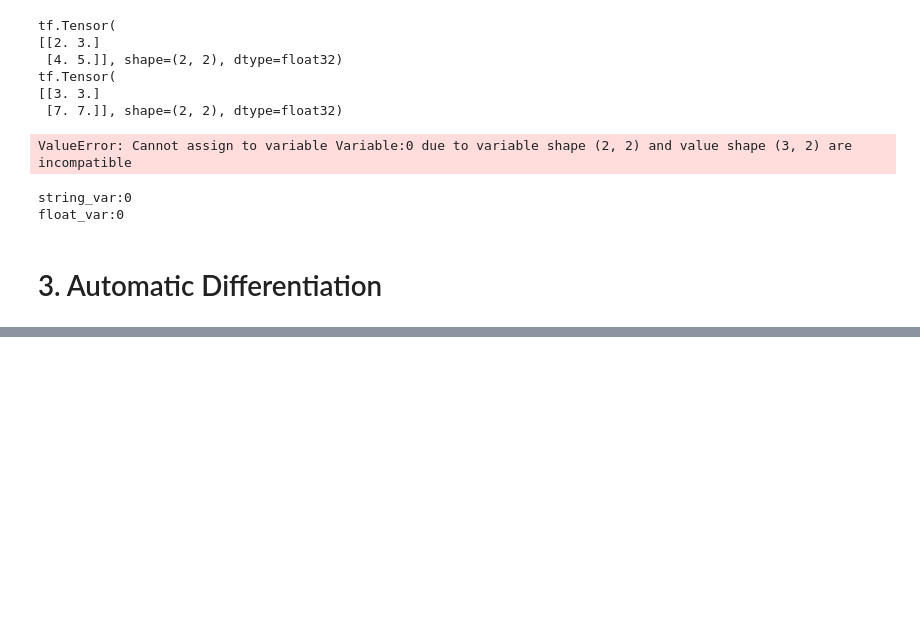
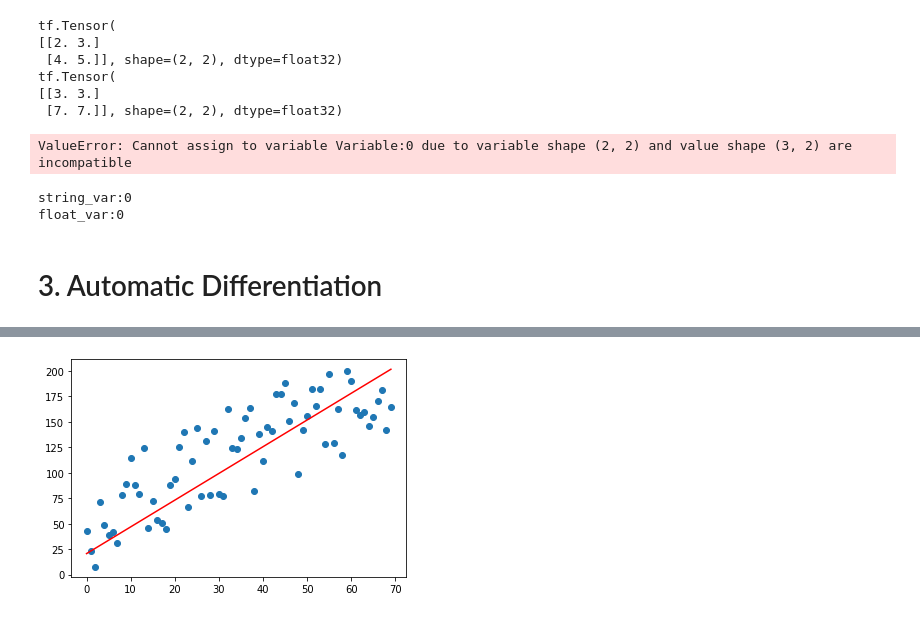
Before and after one commit to khanx169/Intro_to_TensorFlow, a Jupyter notebook: Tensors, Variables and Derivatives.ipynb, the cells around one changed output, grey strips where cells are left out. Saved outputs shown, nothing was run; the diff lists cells and outputs as text; code cells hidden in the pictures; blank space fills up the shorter version.

```diff
--- a/Tensors, Variables and Derivatives.ipynb
+++ b/Tensors, Variables and Derivatives.ipynb
@@ -442,0 +581,28 @@ float_var:0
+# %%
+M = tf.Variable(initial_value=m)
+B = tf.Variable(initial_value=b)
+X = tf.constant(X)
+Y = tf.constant(Y)
+
+
+alpha = 0.0001                             # The learning Rate
+epochs = 10000                             # The number of iterations to perform gradient descent
+
+
+# Training the Neural Net
+for i in range(epochs):
+
+    with tf.GradientTape() as tape:
+        Y_pred = M*X + B
+        Loss = tf.reduce_mean((Y - Y_pred )**2)
+
+    # Compute Gradient
+    dL_dM, dL_dB = tape.gradient(Loss, [M, B])
+
+    # Update Parameters
+    M.assign_sub( alpha*dL_dM )
+    B.assign_sub( alpha*dL_dB )
+
+    if i%1000 == 0:
+        print( "Epoch {}, Loss : {}".format(i, Loss.numpy()))
+print( "Epoch {}, Loss : {}".format(i, Loss.numpy()))
@@ -442,0 +621,9 @@ float_var:0
+# %%
+# Making predictions
+Y_pred = M*X + B
+
+plt.scatter(X, Y)
+plt.plot([X[0], X[-1]], [Y_pred[0], Y_pred[-1]], color='red')  # regression line
+plt.show()
+# %% [output]
+[figure, added]
```
Also changed, not shown: parts of 19 cells of this notebook.
